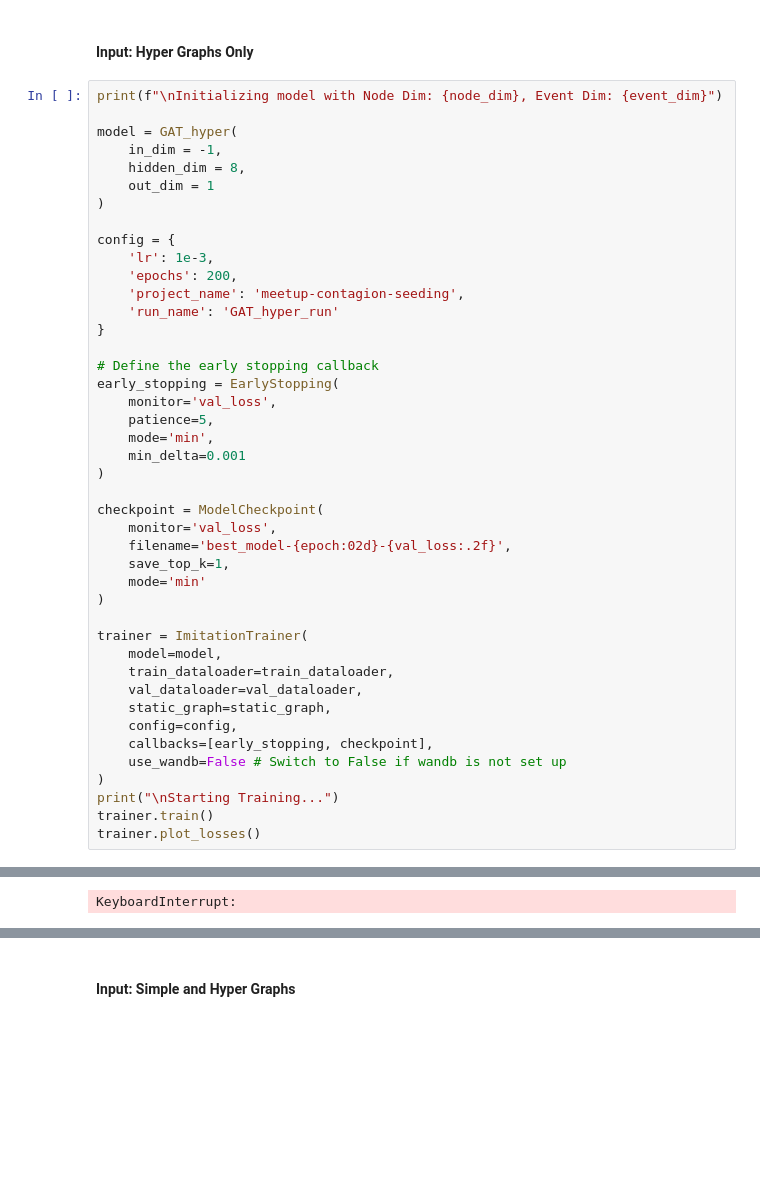
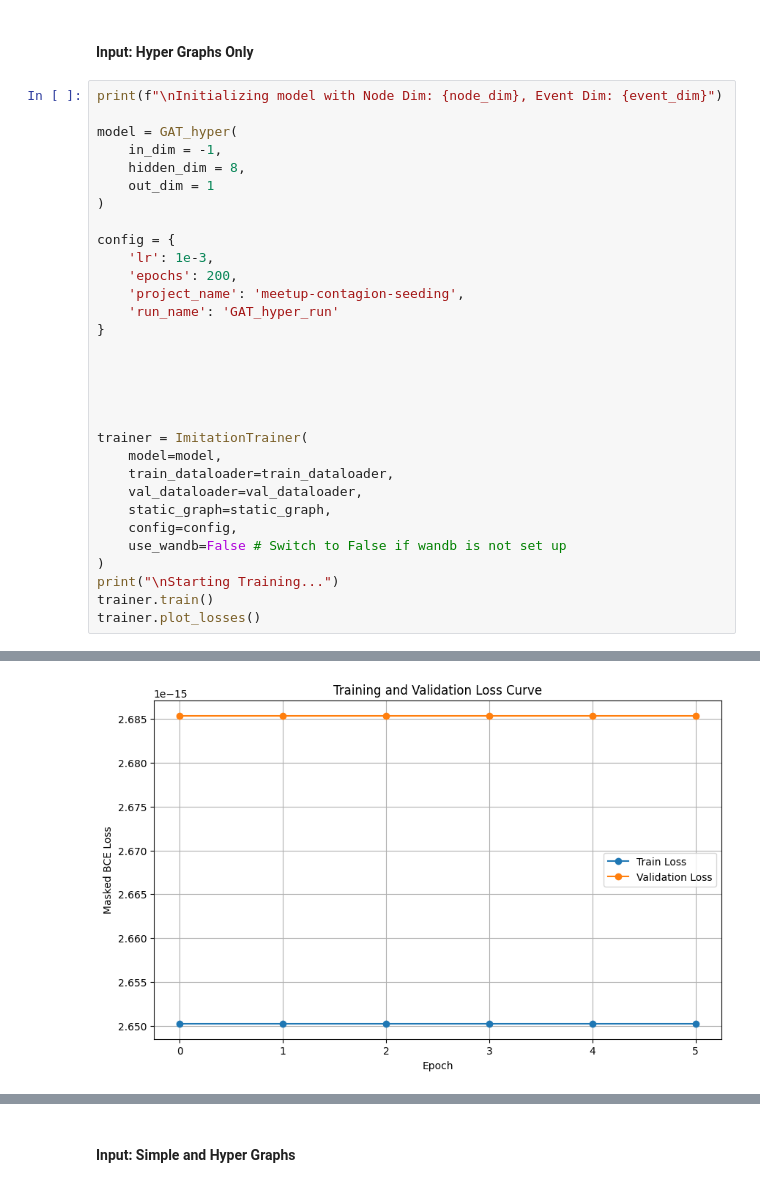
Before and after one commit to ThomasBlalock/contagion-seeding-in-meetup, a Jupyter notebook: notebooks/models/gat_model.ipynb, the cells around one changed output, grey strips where cells are left out. Cells and saved outputs as stored; diff of their text form; blank space fills up the shorter version.

Commit message:
Simple graph

```diff
--- a/notebooks/models/gat_model.ipynb
+++ b/notebooks/models/gat_model.ipynb
@@ -313,20 +305,9 @@ config = {
     'run_name': 'GAT_hyper_run'
 }
 
-# Define the early stopping callback
-early_stopping = EarlyStopping(
-    monitor='val_loss',
-    patience=5,
-    mode='min',
-    min_delta=0.001
-)
 
-checkpoint = ModelCheckpoint(
-    monitor='val_loss',
-    filename='best_model-{epoch:02d}-{val_loss:.2f}',
-    save_top_k=1,
-    mode='min'
-)
+
+
 
 trainer = ImitationTrainer(
     model=model,
@@ -334,7 +315,6 @@ trainer = ImitationTrainer(
     val_dataloader=val_dataloader,
     static_graph=static_graph,
     config=config,
-    callbacks=[early_stopping, checkpoint],
     use_wandb=False # Switch to False if wandb is not set up
 )
 print("\nStarting Training...")
@@ -378 +338 @@ RuntimeError: DataLoader worker (pid 78997) is killed by signal: Abort trap: 6.
-KeyboardInterrupt:
+[figure, added]
```
Also changed, not shown: parts of 5 cells of this notebook, 1 other file.
